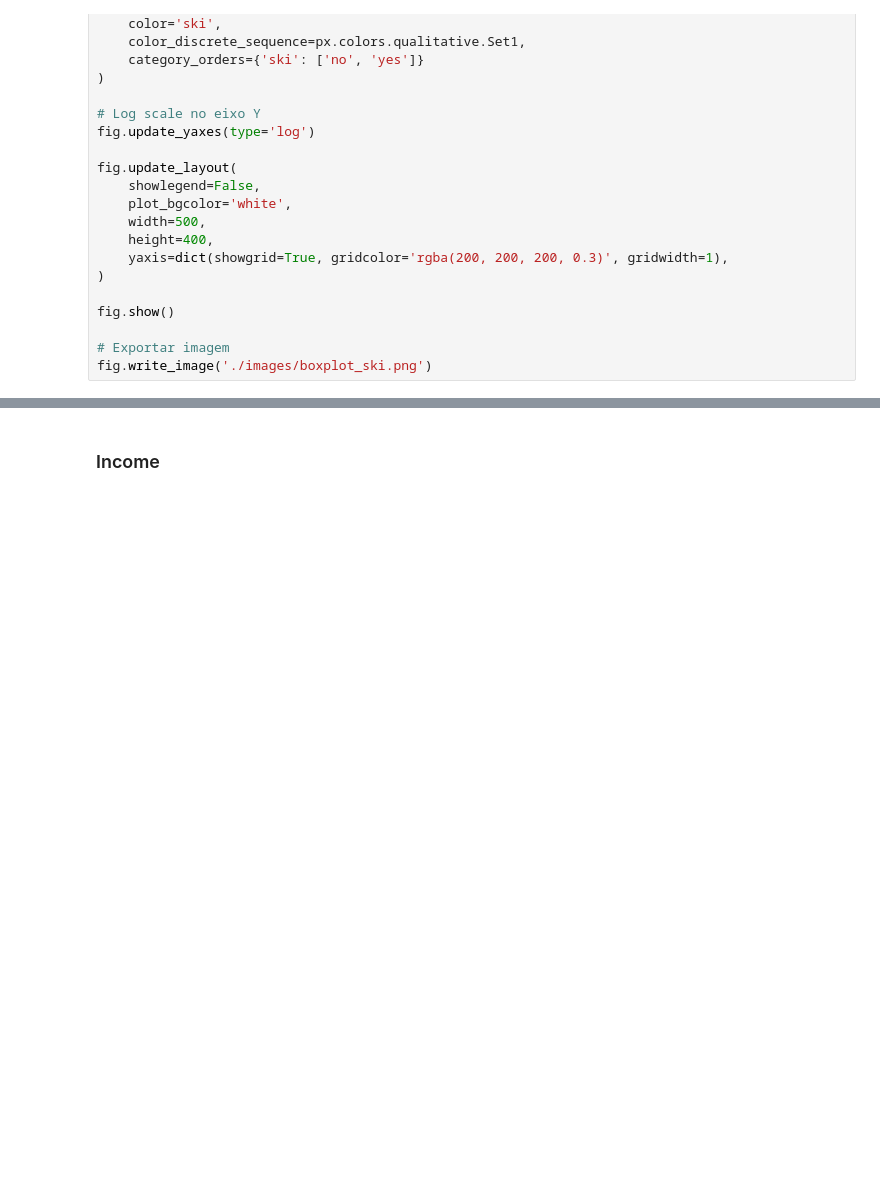
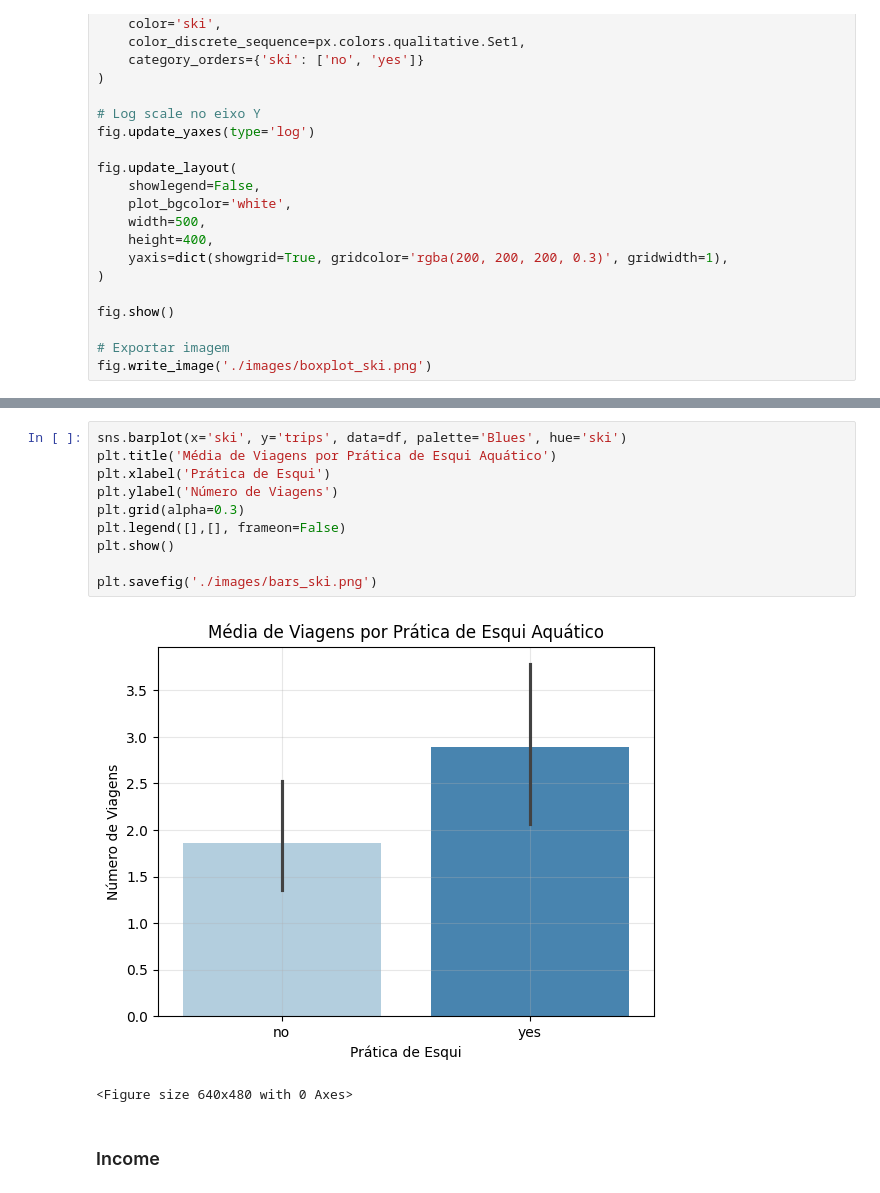
Before and after one commit to palomavb/stats_modelling, a Jupyter notebook: aedv.ipynb, the cells around one changed output, grey strips where cells are left out. Cells and saved outputs as stored; diff of their text form; blank space fills up the shorter version.

Commit message:
add plots images

```diff
--- a/aedv.ipynb
+++ b/aedv.ipynb
@@ -197,3 +226,16 @@ fig.write_image('./images/boxplot_ski.png')
+# %%
+sns.barplot(x='ski', y='trips', data=df, palette='Blues', hue='ski')
+plt.title('Média de Viagens por Prática de Esqui Aquático')
+plt.xlabel('Prática de Esqui')
+plt.ylabel('Número de Viagens')
+plt.grid(alpha=0.3)
+plt.legend([],[], frameon=False)
+plt.show()
+
+plt.savefig('./images/bars_ski.png')
+# %% [output]
+[figure, added]
+<Figure size 640x480 with 0 Axes>
 # %% [markdown]
 ### Income
 # %%
```
Also changed, not shown: parts of 11 cells of this notebook, 9 other files.
